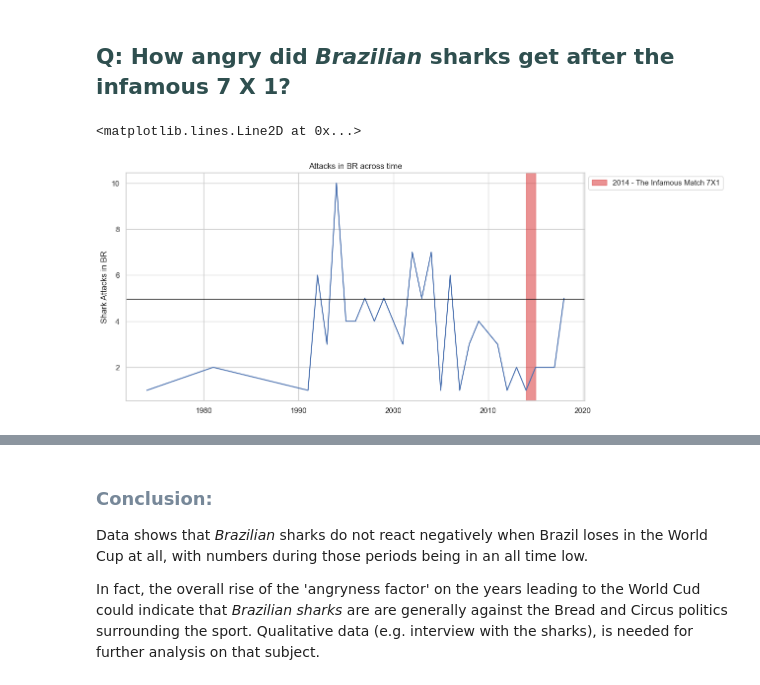
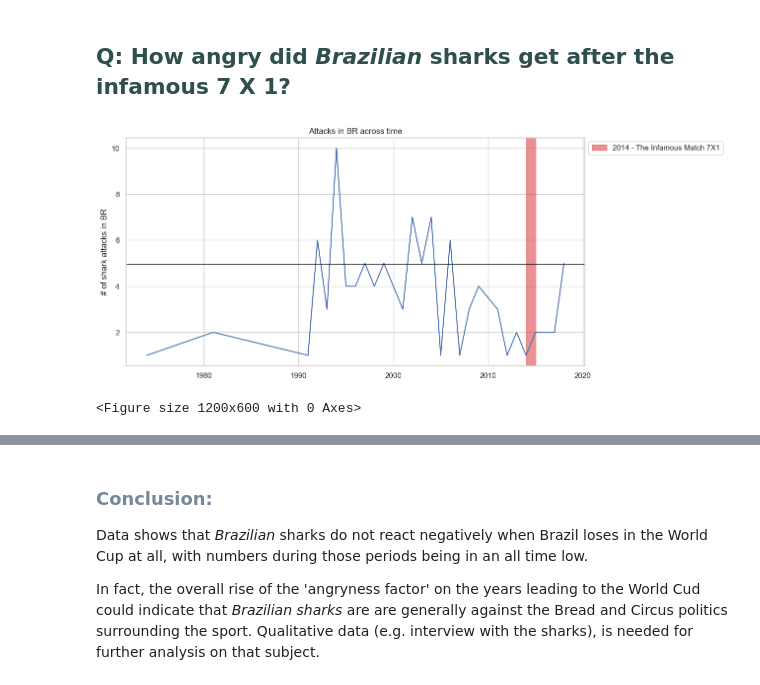
Before and after one commit to danidimarti/project1-csv_analysis, a Jupyter notebook: extraction.ipynb, the cells around one changed output, grey strips where cells are left out. Cells and saved outputs as stored; diff of their text form; code cells hidden in the pictures.

```diff
--- a/extraction.ipynb
+++ b/extraction.ipynb
@@ -126,17 +85,23 @@ df_BR["Year_counts"].mean()
 # %%
 plt.plot(df_BR['Year'], df_BR["Year_counts"])
 
 
 #adjust labels and title
-plt.ylabel('Shark Attacks in BR')
+plt.ylabel('# of shark attacks in BR')
 plt.title('Attacks in BR across time')
 plt.axvspan(2014,2015, color='tab:red', alpha=0.5, label="2014 - The Infamous Match 7X1")
 plt.legend(bbox_to_anchor=(1, 1))
+
+
 #Identify treshhold (median) to check for success criteria
 plt.axhline(y=4.96, xmin=0, xmax=2022, c='black', linewidth=0.5)
+
+#export graph to images folder
+fig = plt.figure()
+fig.savefig('images/Shark-attacks_BR_WC-2014.png', dpi=200, bbox_inches='tight')
 # %% [output]
+[figure, new version]
-<matplotlib.lines.Line2D at 0x...>
+<Figure size 1200x600 with 0 Axes>
-[figure, old version]
 # %%
 
 #sns.lineplot(data=df_BR, x='Year', y='Year_counts')
```
Also changed, not shown: parts of 24 cells of this notebook, 1 other file.
